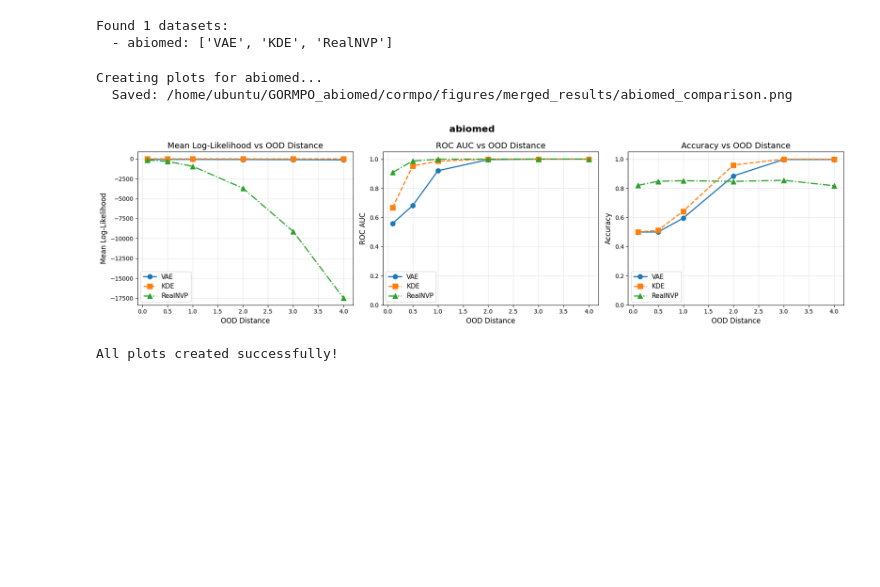
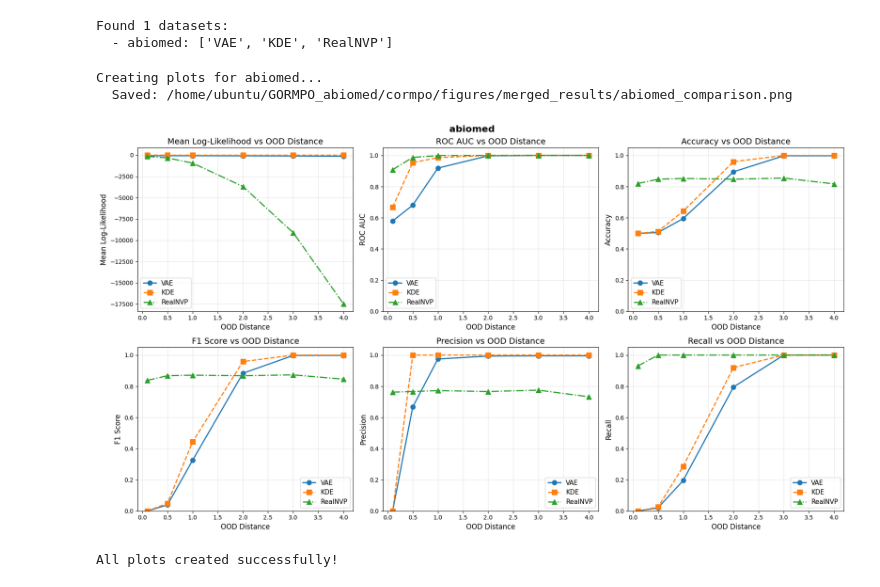
Before and after one commit to aysintumay/GORMPO_abiomed, a Jupyter notebook: cormpo/merge_results.ipynb, the cells around one changed output. Saved outputs shown, nothing was run; the diff lists cells and outputs as text; code cells hidden in the pictures; blank space fills up the shorter version.

```diff
--- a/cormpo/merge_results.ipynb
+++ b/cormpo/merge_results.ipynb
@@ -8,9 +8,9 @@ from pathlib import Path
 # Define base directories
 base_dir = Path('/home/ubuntu/GORMPO_abiomed/cormpo/figures')
 methods = {
-    'VAE': 'vae_ood_distance_tests',
-    'KDE': 'kde_ood_distance_tests',
-    'RealNVP': 'realnvp_ood_distance_tests'
+    'VAE': 'vae',
+    'KDE': 'kde',
+    'RealNVP': 'realnvp'
 }
 
 # Read all results
@@ -53,12 +53,12 @@ method_styles = {
 for dataset_name, methods_data in results_by_dataset.items():
     print(f"\nCreating plots for {dataset_name}...")
 
-    # Create figure with 3 subplots
-    fig, axes = plt.subplots(1, 3, figsize=(18, 5))
+    # Create figure with 2x3 subplots
+    fig, axes = plt.subplots(2, 3, figsize=(18, 10))
     fig.suptitle(f'{dataset_name}', fontsize=16, fontweight='bold')
 
     # Plot 1: Mean Log-Likelihood
-    ax1 = axes[0]
+    ax1 = axes[0, 0]
     for method_name, data in methods_data.items():
         distances = [d['distance'] for d in data]
         mean_ll = [d['mean_log_likelihood'] for d in data]
@@ -74,7 +74,7 @@ for dataset_name, methods_data in results_by_dataset.items():
     ax1.grid(True, alpha=0.3)
 
     # Plot 2: ROC AUC
-    ax2 = axes[1]
+    ax2 = axes[0, 1]
     for method_name, data in methods_data.items():
         distances = [d['distance'] for d in data]
         roc_auc = [d['roc_auc'] for d in data]
@@ -91,38 +91,89 @@ for dataset_name, methods_data in results_by_dataset.items():
     ax2.set_ylim([0, 1.05])
 
     # Plot 3: Accuracy
-    ax3 = axes[2]
+    ax3 = axes[0, 2]
     for method_name, data in methods_data.items():
         distances = [d['distance'] for d in data]
         accuracy = [d['accuracy'] for d in data]
         style = method_styles[method_name]
         ax3.plot(distances, accuracy, label=method_name,
                 color=style['color'], marker=style['marker'],
                 linestyle=style['linestyle'], linewidth=2, markersize=8)
 
     ax3.set_xlabel('OOD Distance', fontsize=12)
     ax3.set_ylabel('Accuracy', fontsize=12)
     ax3.set_title('Accuracy vs OOD Distance', fontsize=14)
     ax3.legend(fontsize=11)
     ax3.grid(True, alpha=0.3)
     ax3.set_ylim([0, 1.05])
 
+    # Plot 4: F1 Score
+    ax4 = axes[1, 0]
+    for method_name, data in methods_data.items():
+        distances = [d['distance'] for d in data]
+        f1_score = [d['f1'] for d in data]
+        style = method_styles[method_name]
+        ax4.plot(distances, f1_score, label=method_name,
+                color=style['color'], marker=style['marker'],
+                linestyle=style['linestyle'], linewidth=2, markersize=8)
+
+    ax4.set_xlabel('OOD Distance', fontsize=12)
+    ax4.set_ylabel('F1 Score', fontsize=12)
+    ax4.set_title('F1 Score vs OOD Distance', fontsize=14)
+    ax4.legend(fontsize=11)
+    ax4.grid(True, alpha=0.3)
+    ax4.set_ylim([0, 1.05])
+
+    # Plot 5: Precision
+    ax5 = axes[1, 1]
+    for method_name, data in methods_data.items():
+        distances = [d['distance'] for d in data]
+        precision = [d['precision'] for d in data]
+        style = method_styles[method_name]
+        ax5.plot(distances, precision, label=method_name,
+                color=style['color'], marker=style['marker'],
+                linestyle=style['linestyle'], linewidth=2, markersize=8)
+
+    ax5.set_xlabel('OOD Distance', fontsize=12)
+    ax5.set_ylabel('Precision', fontsize=12)
+    ax5.set_title('Precision vs OOD Distance', fontsize=14)
+    ax5.legend(fontsize=11)
+    ax5.grid(True, alpha=0.3)
+    ax5.set_ylim([0, 1.05])
+
+    # Plot 6: Recall
+    ax6 = axes[1, 2]
+    for method_name, data in methods_data.items():
+        distances = [d['distance'] for d in data]
+        recall = [d['recall'] for d in data]
+        style = method_styles[method_name]
+        ax6.plot(distances, recall, label=method_name,
+                color=style['color'], marker=style['marker'],
+                linestyle=style['linestyle'], linewidth=2, markersize=8)
+
+    ax6.set_xlabel('OOD Distance', fontsize=12)
+    ax6.set_ylabel('Recall', fontsize=12)
+    ax6.set_title('Recall vs OOD Distance', fontsize=14)
+    ax6.legend(fontsize=11)
+    ax6.grid(True, alpha=0.3)
+    ax6.set_ylim([0, 1.05])
+
     plt.tight_layout()
 
     # Save the figure
     output_dir = base_dir / 'merged_results'
     output_dir.mkdir(exist_ok=True)
     output_file = output_dir / f'{dataset_name}_comparison.png'
     plt.savefig(output_file, dpi=300, bbox_inches='tight')
     print(f"  Saved: {output_file}")
 
     plt.show()
 
 print("\nAll plots created successfully!")
 # %% [output]
 Creating plots for abiomed...
   Saved: /home/ubuntu/GORMPO_abiomed/cormpo/figures/merged_results/abiomed_comparison.png
-[figure, old version]
+[figure, new version]
 All plots created successfully!
 # %%
 # Optional: Create a summary table showing key metrics
```
Also changed, not shown: parts of 1 cell of this notebook, 7 other files.
